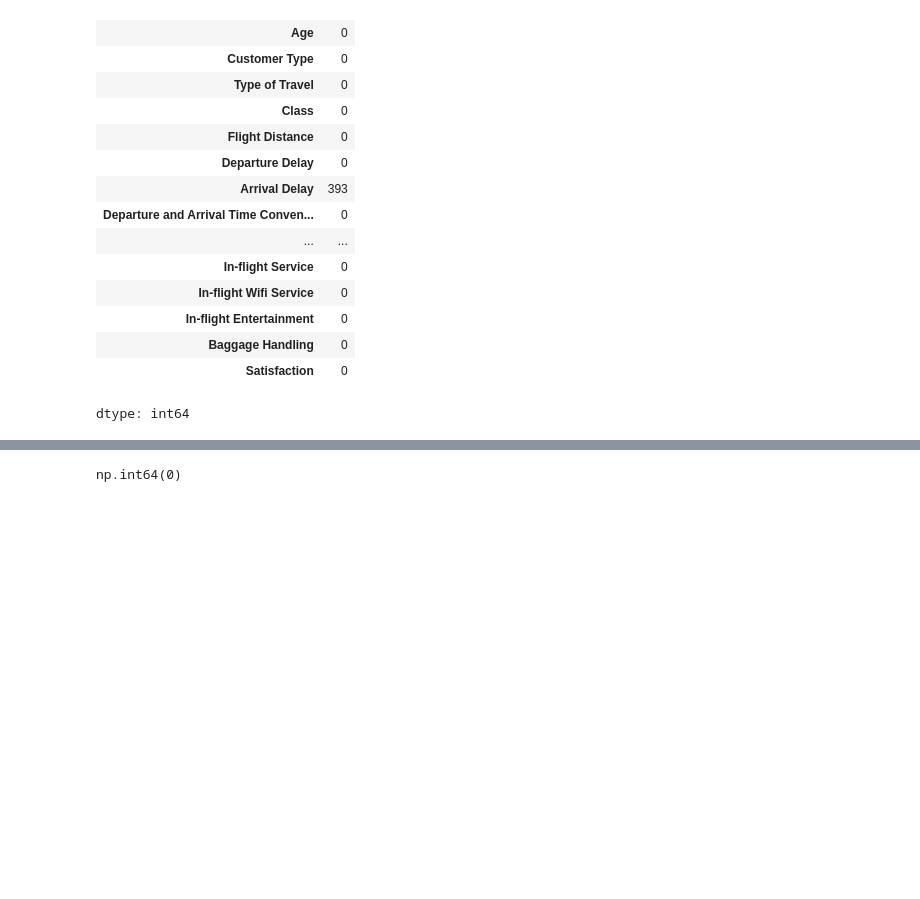
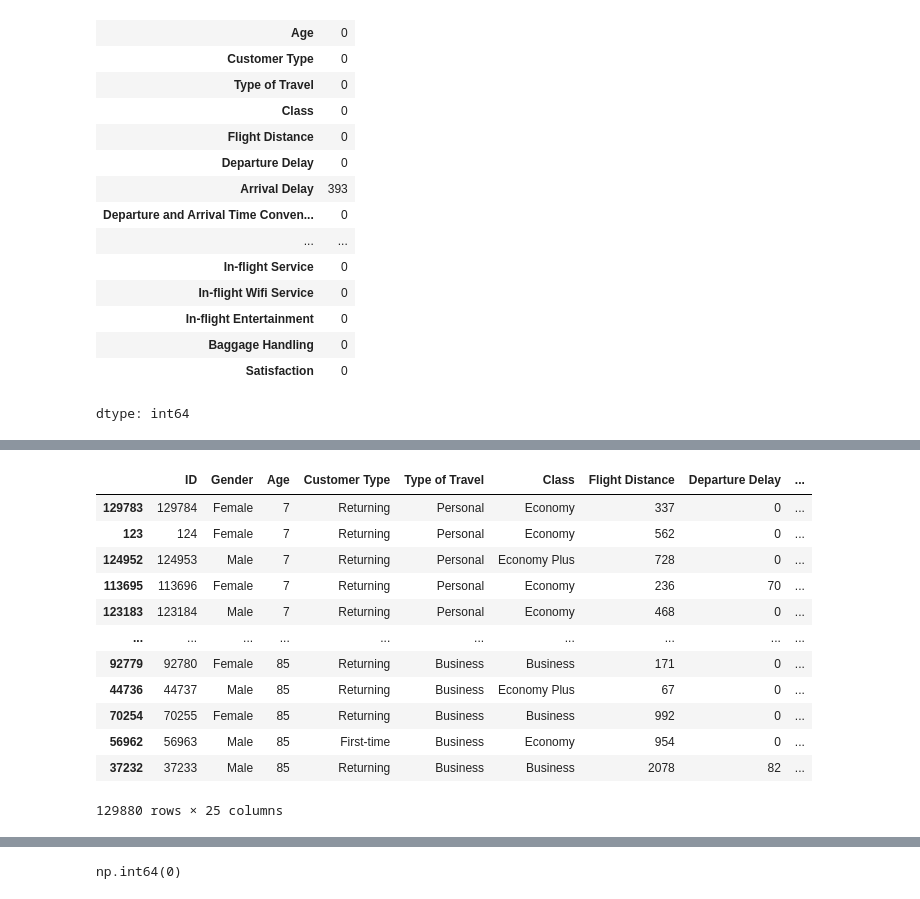
Before and after one commit to Yaswitha1610/EDA-PROJECT-L41-L42, a Jupyter notebook: EDA_Airline.ipynb, the cells around one changed output, grey strips where cells are left out. Cells and saved outputs as stored; diff of their text form; code cells hidden in the pictures; blank space fills up the shorter version.

```diff
--- a/EDA_Airline.ipynb
+++ b/EDA_Airline.ipynb
@@ -78,0 +252,16 @@ dtype: int64
+# %%
+df.sort_values(by="Age")
+# %% [output]
+|  | ID | Gender | Age | Customer Type | Type of Travel | Class | Flight Distance | Departure Delay | ... |
+| 129783 | 129784 | Female | 7 | Returning | Personal | Economy | 337 | 0 | ... |
+| 123 | 124 | Female | 7 | Returning | Personal | Economy | 562 | 0 | ... |
+| 124952 | 124953 | Male | 7 | Returning | Personal | Economy Plus | 728 | 0 | ... |
+| 113695 | 113696 | Female | 7 | Returning | Personal | Economy | 236 | 70 | ... |
+| 123183 | 123184 | Male | 7 | Returning | Personal | Economy | 468 | 0 | ... |
+| ... | ... | ... | ... | ... | ... | ... | ... | ... | ... |
+| 92779 | 92780 | Female | 85 | Returning | Business | Business | 171 | 0 | ... |
+| 44736 | 44737 | Male | 85 | Returning | Business | Economy Plus | 67 | 0 | ... |
+| 70254 | 70255 | Female | 85 | Returning | Business | Business | 992 | 0 | ... |
+| 56962 | 56963 | Male | 85 | First-time | Business | Economy | 954 | 0 | ... |
+| 37232 | 37233 | Male | 85 | Returning | Business | Business | 2078 | 82 | ... |
+129880 rows × 25 columns
```
Also changed, not shown: parts of 32 cells of this notebook.
